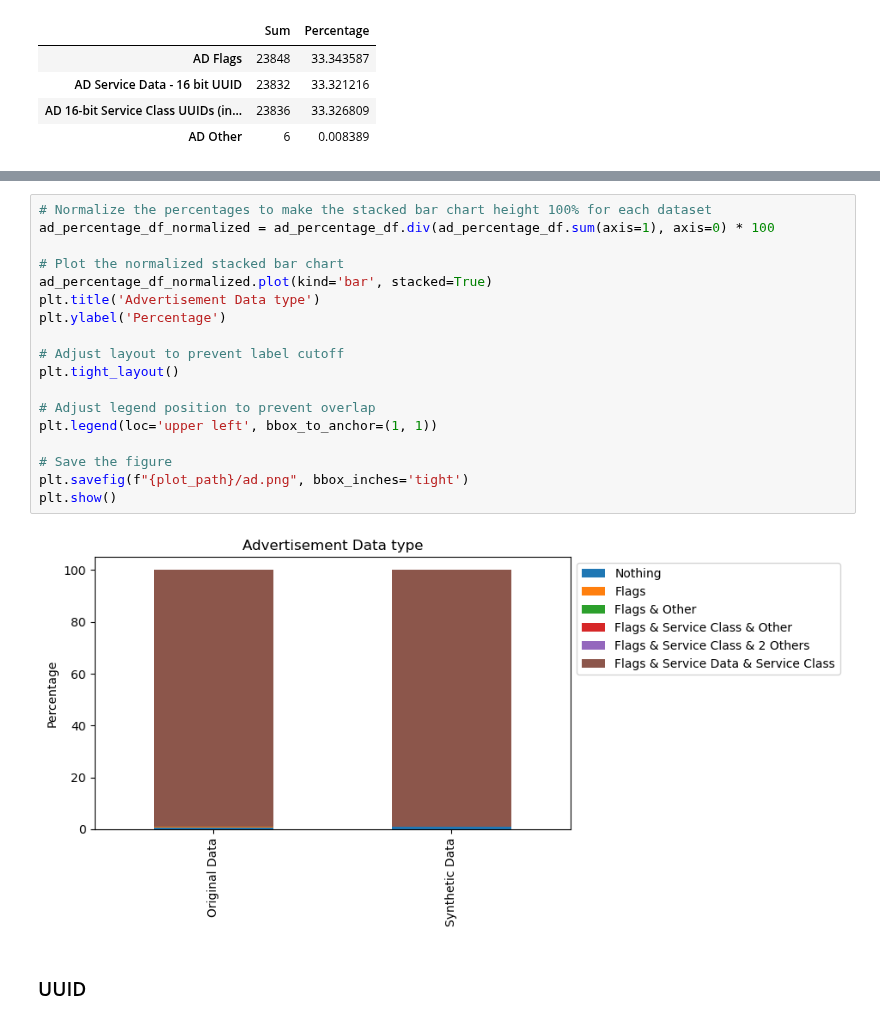
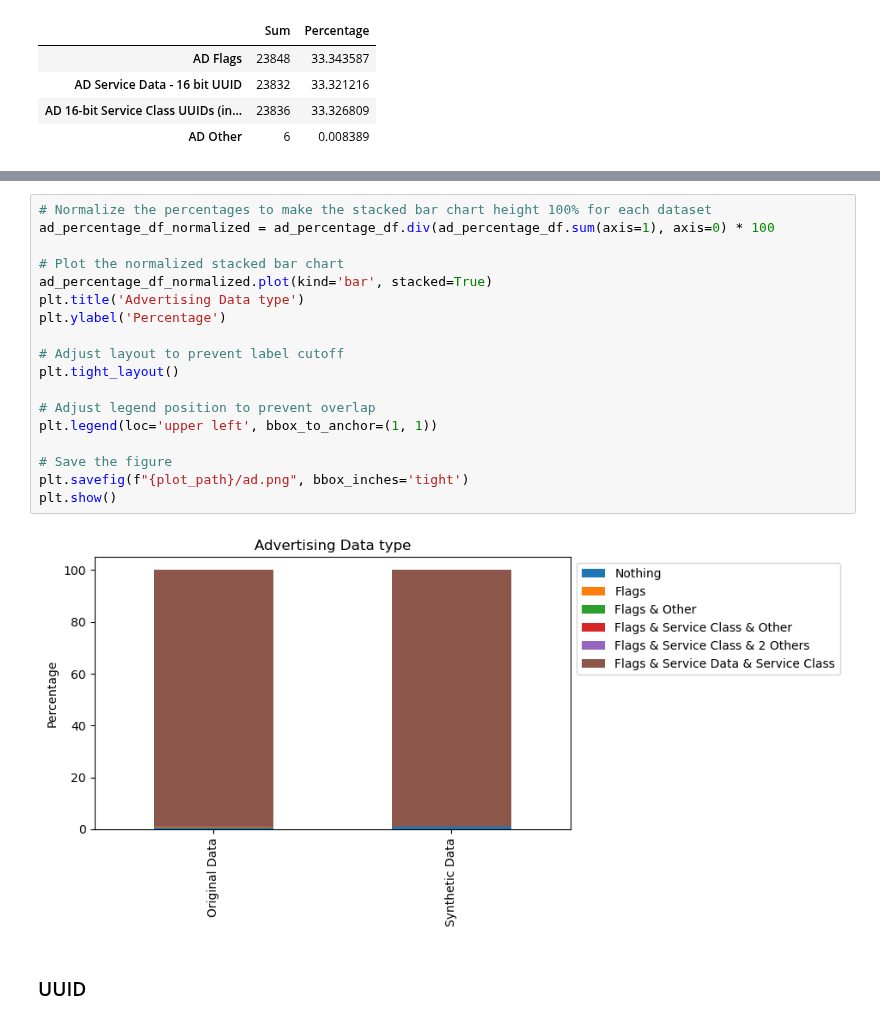
Before and after one commit to keyyke/master_thesis, a Jupyter notebook: notebooks/analysing_data_structure.ipynb, the cells around one changed output, grey strips where cells are left out. Drawn from its saved outputs; the diff is of its cells as text.

Commit message:
Advertisement - > Advertising

```diff
--- a/notebooks/analysing_data_structure.ipynb
+++ b/notebooks/analysing_data_structure.ipynb
@@ -201,23 +201,23 @@ ad_percentage_df
 # %%
 # Normalize the percentages to make the stacked bar chart height 100% for each dataset
 ad_percentage_df_normalized = ad_percentage_df.div(ad_percentage_df.sum(axis=1), axis=0) * 100
 
 # Plot the normalized stacked bar chart
 ad_percentage_df_normalized.plot(kind='bar', stacked=True)
-plt.title('Advertisement Data type')
+plt.title('Advertising Data type')
 plt.ylabel('Percentage')
 
 # Adjust layout to prevent label cutoff
 plt.tight_layout()
 
 # Adjust legend position to prevent overlap
 plt.legend(loc='upper left', bbox_to_anchor=(1, 1))
 
 # Save the figure
 plt.savefig(f"{plot_path}/ad.png", bbox_inches='tight')
 plt.show()
 # %% [output]
-[figure, old version]
+[figure, new version]
 # %% [markdown]
 ### UUID
 # %%
```
Also changed, not shown: 1 other file.
